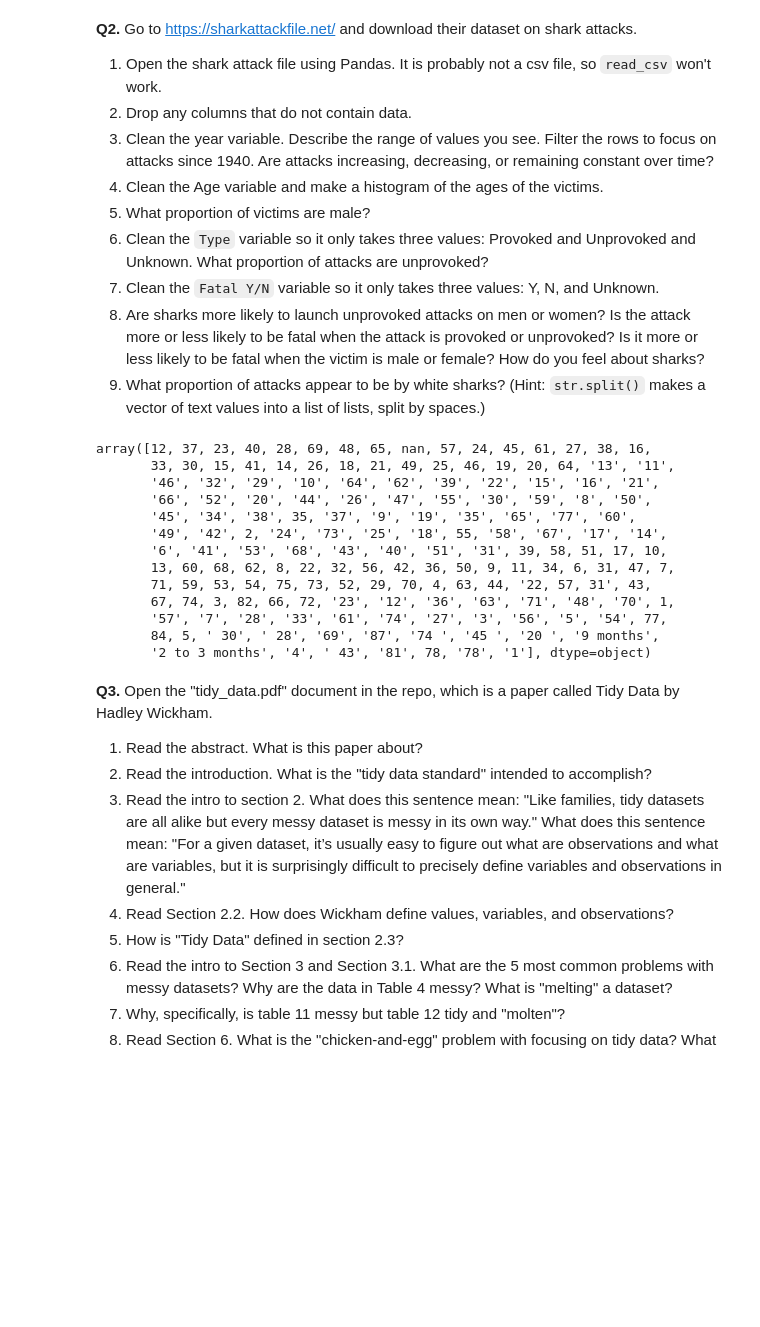
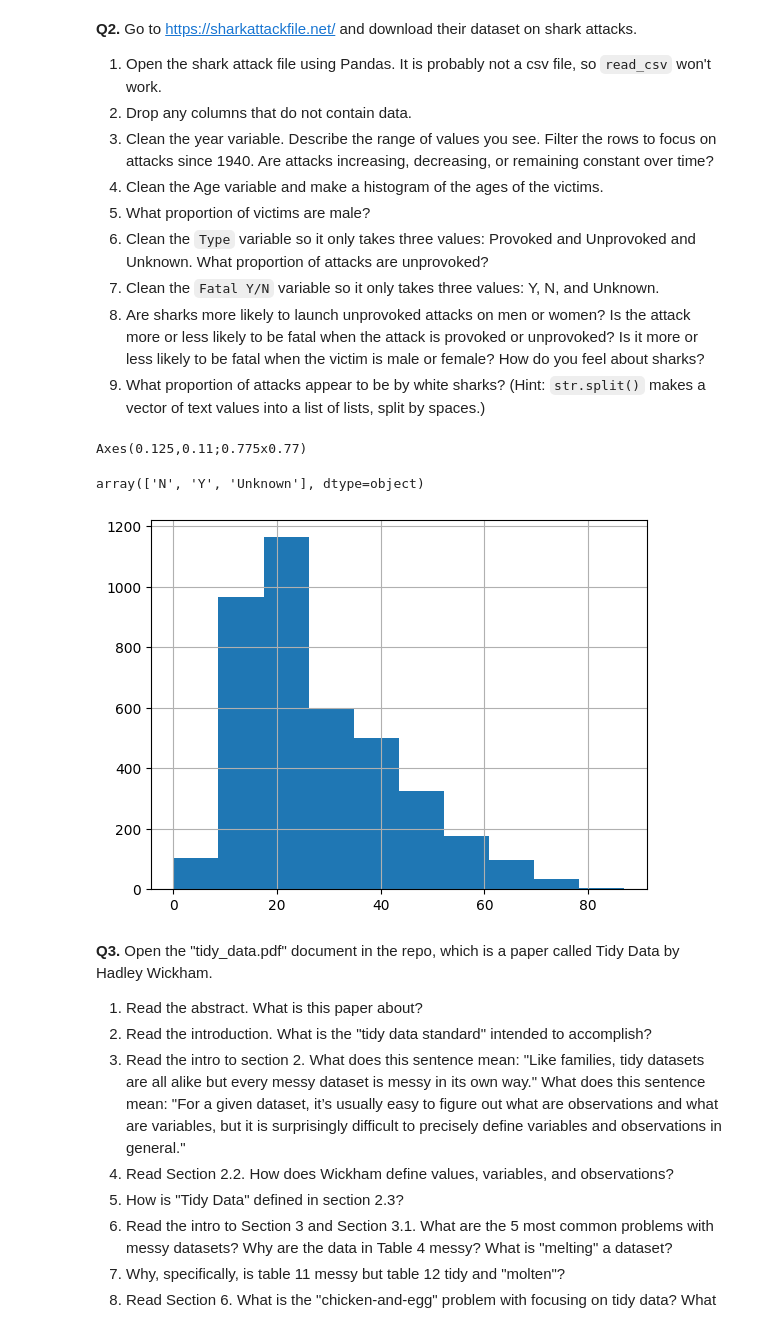
Before and after one commit to jac7az/wrangling-homework, a Jupyter notebook: assignment/assignment.ipynb, the cells around one changed output. Drawn from its saved outputs; the diff is of its cells as text; code cells hidden in the pictures; blank space fills up the shorter version.

```diff
--- a/assignment/assignment.ipynb
+++ b/assignment/assignment.ipynb
@@ -117,37 +117,42 @@ pd.crosstab(df['SentenceTypeAllChargesAtConvictionInContactEvent'],df['ImposedSe
 # %%
 sharks=pd.read_excel('GSAF5.xls')
 sharks=sharks.dropna(axis=1,how='all')
 sharks['Year'].fillna(0).round().astype(int)
 sharks['Year'].replace('nan',0,regex=True)
 sharks['Year'].unique()
 #There are null value for years and apparently the data stretches all the way back to the 1500s and before, even including year 77 and 5.
   #Year 0 is also included, which is highly unlikely to be accurate, and perhaps a placeholder for unknown year. There's also a year 2026, which just isn't possible.
 #With that said, the shark attack frequencies appear to be decreasing every year.
 sharks1940=sharks[sharks['Year']>=1940]
-#print(sharks1940['Year'].hist())
+#sharks1940['Year'].hist()
 #The shark attack frequencies seem to have shot up from around 1980s until 2020, where COVID likely decreased the number of attacks
 
 sharks['Age'].unique()
 sharks['Age']=sharks['Age'].replace(['50 & 30','86', '28, 23 & 30','36 & 23','17 & 35', '34 & 19','37, 67, 35, 27,  ? & 27', '21, 34,24 & 35','9 & 60','7      &    31','45 and 15','(adult)','adult','a minor','young','"young"','?','nan','M','MAKE LINE GREEN','!!','X','A.M.','  ','\xa0','F','\xa0 ',' '],np.nan)
-sharks['Age']=sharks['Age'].replace({'18 months':1,'!2':2,'2½':2,'6½':6,'7 or 8':7,'!6':6,'8 or 10':9,'9 or 10':9,'9 & 12':10,'10 or 12':11,'Both 11':11,'12 or 13':12,'13 or 14':13,'13 or 18':15,'Teen':16,
+sharks['Age']=sharks['Age'].replace({'9 months':0,'2 to 3 months':0,'18 months':1,'!2':2,'2½':2,'6½':6,'7 or 8':7,'!6':6,'8 or 10':9,'9 or 10':9,'9 & 12':10,'10 or 12':11,'Both 11':11,'12 or 13':12,'13 or 14':13,'13 or 18':15,'Teen':16,
                                      '?    &   14':14,'17 & 16':16,'Teens':16,'teen':16,'16 to 18':17,'? & 19':19,'18 or 20':19,'20?':20,'23 & 20':21,'18 to 22':20,'21 or 26':23,'20/30':25,'21 & ?':21,'28 & 22':25,'23 & 26':24,'28 & 26':27,
                                      "20's":25,'mid-20s':25,'20s':25,'25 or 28':26,'33 & 26':29,'25 to 35':30,'32 & 30':31,'30 & 32':31,'36 & 26':31,'31 or 33':32,'30 or 36':33,'Ca. 33':33,'30s':35,'mid-30s':35,'33 & 37':35,'46 & 34':40,
-                                     '33 or 37':35,'Middle age':40,'"middle-age"':40,'40s': 45, '50s': 55,'>50':55,"60's":65,'60+':65,'Elderly':65,'60s':65})
+                                     '33 or 37':35,'Middle age':40,'"middle-age"':40,' 43':43,'40s': 45, '50s': 55,'>50':55,"60's":65,'60+':65,'Elderly':65,'60s':65})
+sharks['Age']=pd.to_numeric(sharks['Age'],errors='coerce')
 sharks['Age'].unique()
+print(sharks['Age'].hist()) #Most of the attack victims are young adults and children.
+
+sharks['Sex'].value_counts(normalize=True) #87% of shark attack victims are male O.o
+
+sharks['Type']=sharks['Type'].replace(['Questionable','?', 'Unconfirmed','Unverified', 'Invalid', 'Under investigation'],'Unknown')
+sharks['Type']=sharks['Type'].replace(' Provoked','Provoked')
+sharks['Type']=sharks['Type'].replace(['Sea Disaster','Boat','Watercraft'],'Unprovoked')
+sharks['Type']=sharks['Type'].fillna('Unknown')
+
+sharks['Fatal Y/N']=sharks['Fatal Y/N'].replace(['F', 'M','n', 'UNKNOWN', 2017],'Unknown')
+sharks['Fatal Y/N']=sharks['Fatal Y/N'].fillna('Unknown')
+sharks['Fatal Y/N']=sharks['Fatal Y/N'].replace([' N','N ','Nq'],'N')
+sharks['Fatal Y/N']=sharks['Fatal Y/N'].replace(['Y x 2','y'],'Y')
+sharks['Fatal Y/N'].unique()
 # %% [output]
-array([12, 37, 23, 40, 28, 69, 48, 65, nan, 57, 24, 45, 61, 27, 38, 16,
-       33, 30, 15, 41, 14, 26, 18, 21, 49, 25, 46, 19, 20, 64, '13', '11',
-       '46', '32', '29', '10', '64', '62', '39', '22', '15', '16', '21',
-       '66', '52', '20', '44', '26', '47', '55', '30', '59', '8', '50',
-       '45', '34', '38', 35, '37', '9', '19', '35', '65', '77', '60',
-       '49', '42', 2, '24', '73', '25', '18', 55, '58', '67', '17', '14',
-       '6', '41', '53', '68', '43', '40', '51', '31', 39, 58, 51, 17, 10,
-       13, 60, 68, 62, 8, 22, 32, 56, 42, 36, 50, 9, 11, 34, 6, 31, 47, 7,
-       71, 59, 53, 54, 75, 73, 52, 29, 70, 4, 63, 44, '22, 57, 31', 43,
-       67, 74, 3, 82, 66, 72, '23', '12', '36', '63', '71', '48', '70', 1,
-       '57', '7', '28', '33', '61', '74', '27', '3', '56', '5', '54', 77,
-       84, 5, ' 30', ' 28', '69', '87', '74 ', '45 ', '20 ', '9 months',
-       '2 to 3 months', '4', ' 43', '81', 78, '78', '1'], dtype=object)
+Axes(0.125,0.11;0.775x0.77)
+array(['N', 'Y', 'Unknown'], dtype=object)
+[figure, added]
 # %% [markdown]
 **Q3.** Open the "tidy_data.pdf" document in the repo, which is a paper called Tidy Data by Hadley Wickham.
 
```
